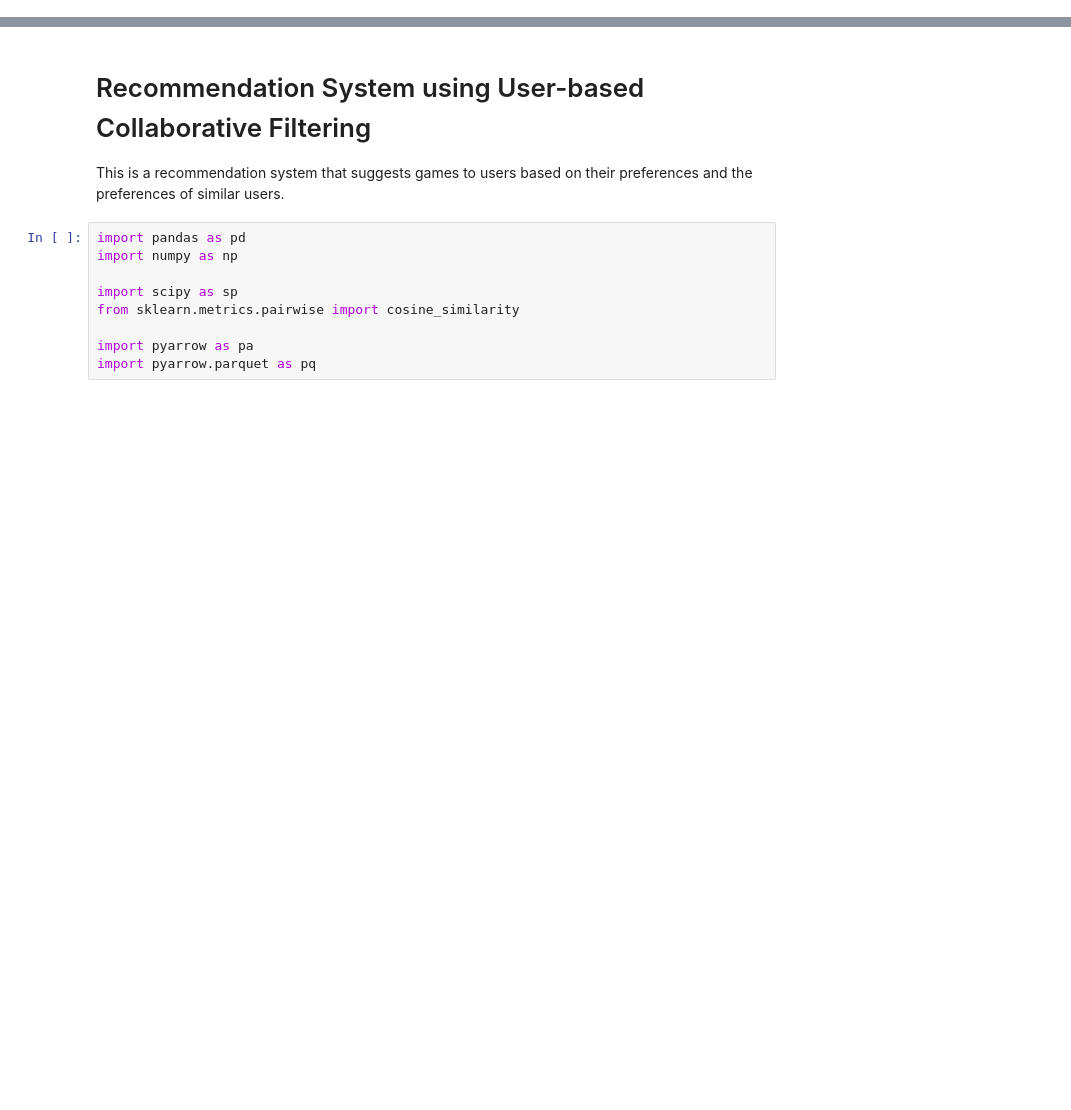
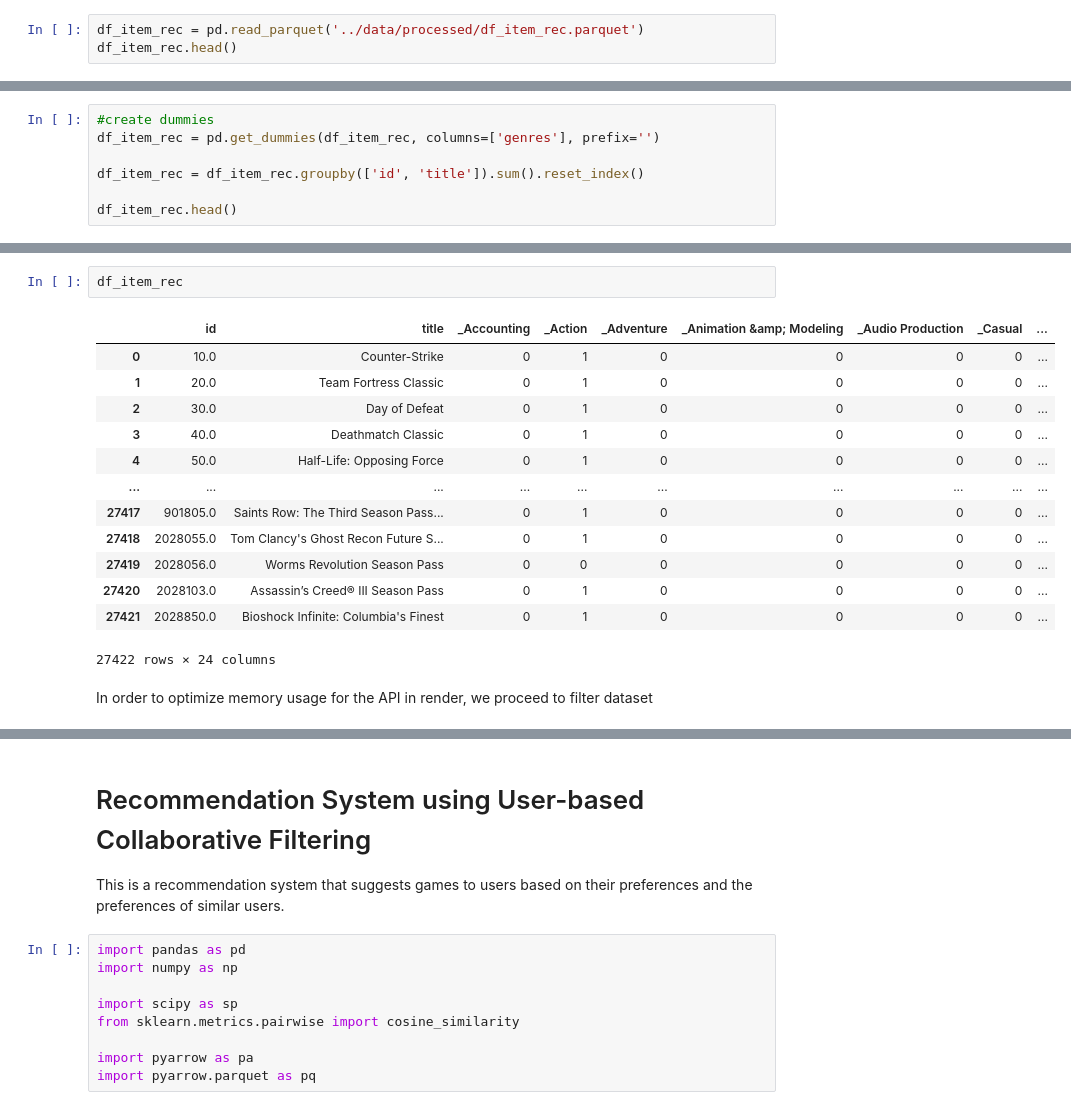
Before and after one commit to ga-romu/PI-MLOps-steam-recs, a Jupyter notebook: notebooks/05_ML_recs_model.ipynb, the cells around one changed output, grey strips where cells are left out. Saved outputs shown, nothing was run; the diff lists cells and outputs as text; blank space fills up the shorter version.

```diff
--- a/notebooks/05_ML_recommendation_model.ipynb
+++ b/notebooks/05_ML_recs_model.ipynb
@@ -0,0 +13,3 @@
+# %%
+df_item_rec = pd.read_parquet('../data/processed/df_item_rec.parquet')
+df_item_rec.head()
@@ -0,0 +24,7 @@
+# %%
+#create dummies
+df_item_rec = pd.get_dummies(df_item_rec, columns=['genres'], prefix='')
+
+df_item_rec = df_item_rec.groupby(['id', 'title']).sum().reset_index()
+
+df_item_rec.head()
@@ -0,0 +83,18 @@
+# %%
+df_item_rec
+# %% [output]
+|  | id | title | _Accounting | _Action | _Adventure | _Animation &amp; Modeling | _Audio Production | _Casual | ... |
+| 0 | 10.0 | Counter-Strike | 0 | 1 | 0 | 0 | 0 | 0 | ... |
+| 1 | 20.0 | Team Fortress Classic | 0 | 1 | 0 | 0 | 0 | 0 | ... |
+| 2 | 30.0 | Day of Defeat | 0 | 1 | 0 | 0 | 0 | 0 | ... |
+| 3 | 40.0 | Deathmatch Classic | 0 | 1 | 0 | 0 | 0 | 0 | ... |
+| 4 | 50.0 | Half-Life: Opposing Force | 0 | 1 | 0 | 0 | 0 | 0 | ... |
+| ... | ... | ... | ... | ... | ... | ... | ... | ... | ... |
+| 27417 | 901805.0 | Saints Row: The Third Season Pass... | 0 | 1 | 0 | 0 | 0 | 0 | ... |
+| 27418 | 2028055.0 | Tom Clancy's Ghost Recon Future S... | 0 | 1 | 0 | 0 | 0 | 0 | ... |
+| 27419 | 2028056.0 | Worms Revolution Season Pass | 0 | 0 | 0 | 0 | 0 | 0 | ... |
+| 27420 | 2028103.0 | Assassin’s Creed® III Season Pass | 0 | 1 | 0 | 0 | 0 | 0 | ... |
+| 27421 | 2028850.0 | Bioshock Infinite: Columbia's Finest | 0 | 1 | 0 | 0 | 0 | 0 | ... |
+27422 rows × 24 columns
+# %% [markdown]
+In order to optimize memory usage for the API in render, we proceed to filter dataset
```
Also changed, not shown: parts of 20 cells of this notebook, 5 other files.
